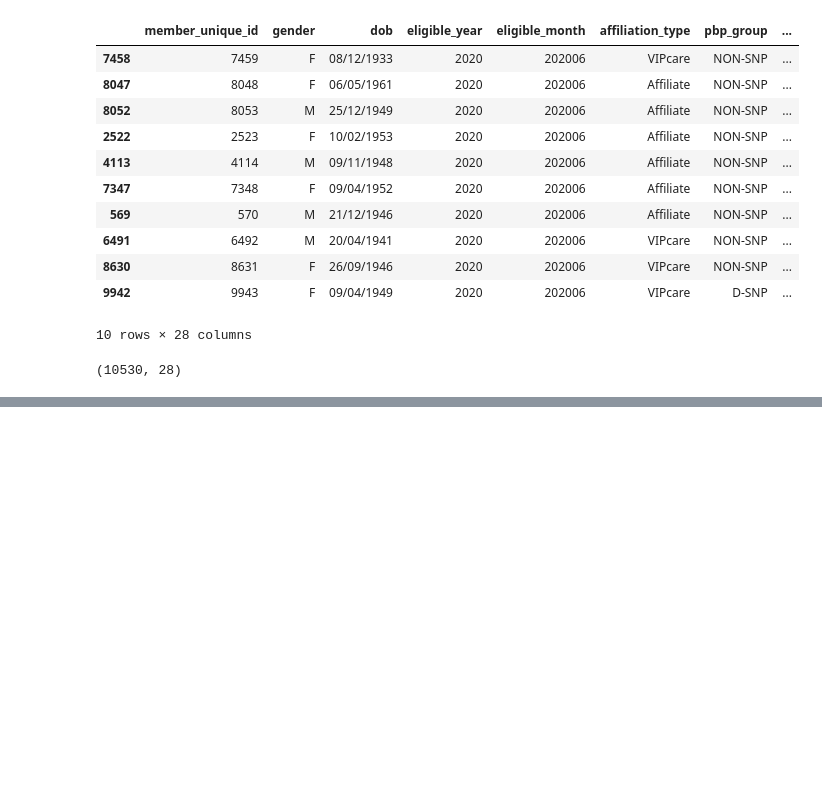
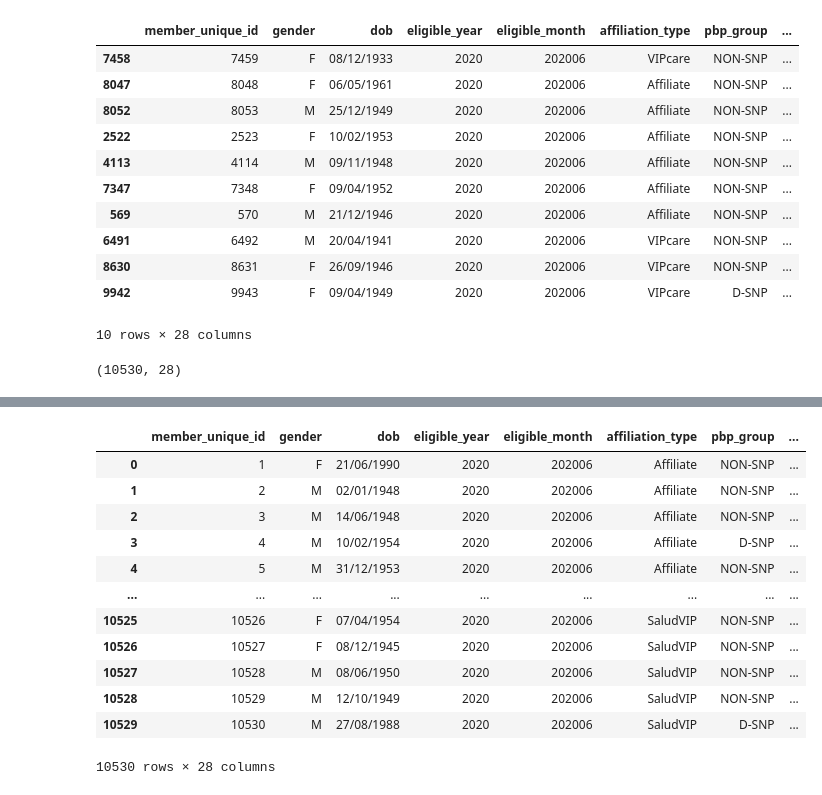
Before and after one commit to palashbadjatya01/DataExplorationProjects, a Jupyter notebook: DataOutlierDetectionsCSV/data_exploration.ipynb, the cells around one changed output, grey strips where cells are left out. Saved outputs shown, nothing was run; the diff lists cells and outputs as text; code cells hidden in the pictures; blank space fills up the shorter version.

```diff
--- a/DataOutlierDetectionsCSV/data_exploration.ipynb
+++ b/DataOutlierDetectionsCSV/data_exploration.ipynb
@@ -28,0 +103,16 @@ df.shape
+# %%
+df
+# %% [output]
+|  | member_unique_id | gender | dob | eligible_year | eligible_month | affiliation_type | pbp_group | ... |
+| 0 | 1 | F | 21/06/1990 | 2020 | 202006 | Affiliate | NON-SNP | ... |
+| 1 | 2 | M | 02/01/1948 | 2020 | 202006 | Affiliate | NON-SNP | ... |
+| 2 | 3 | M | 14/06/1948 | 2020 | 202006 | Affiliate | NON-SNP | ... |
+| 3 | 4 | M | 10/02/1954 | 2020 | 202006 | Affiliate | D-SNP | ... |
+| 4 | 5 | M | 31/12/1953 | 2020 | 202006 | Affiliate | NON-SNP | ... |
+| ... | ... | ... | ... | ... | ... | ... | ... | ... |
+| 10525 | 10526 | F | 07/04/1954 | 2020 | 202006 | SaludVIP | NON-SNP | ... |
+| 10526 | 10527 | F | 08/12/1945 | 2020 | 202006 | SaludVIP | NON-SNP | ... |
+| 10527 | 10528 | M | 08/06/1950 | 2020 | 202006 | SaludVIP | NON-SNP | ... |
+| 10528 | 10529 | M | 12/10/1949 | 2020 | 202006 | SaludVIP | NON-SNP | ... |
+| 10529 | 10530 | M | 27/08/1988 | 2020 | 202006 | SaludVIP | D-SNP | ... |
+10530 rows × 28 columns
```
Also changed, not shown: parts of 7 cells of this notebook.
